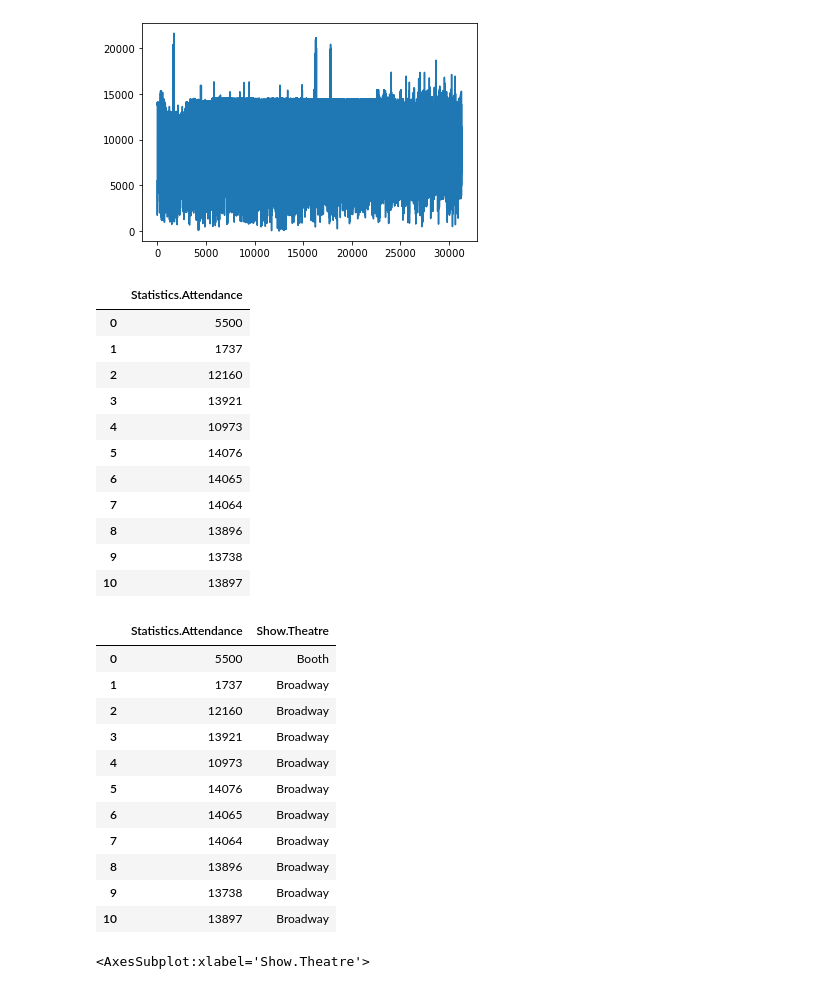
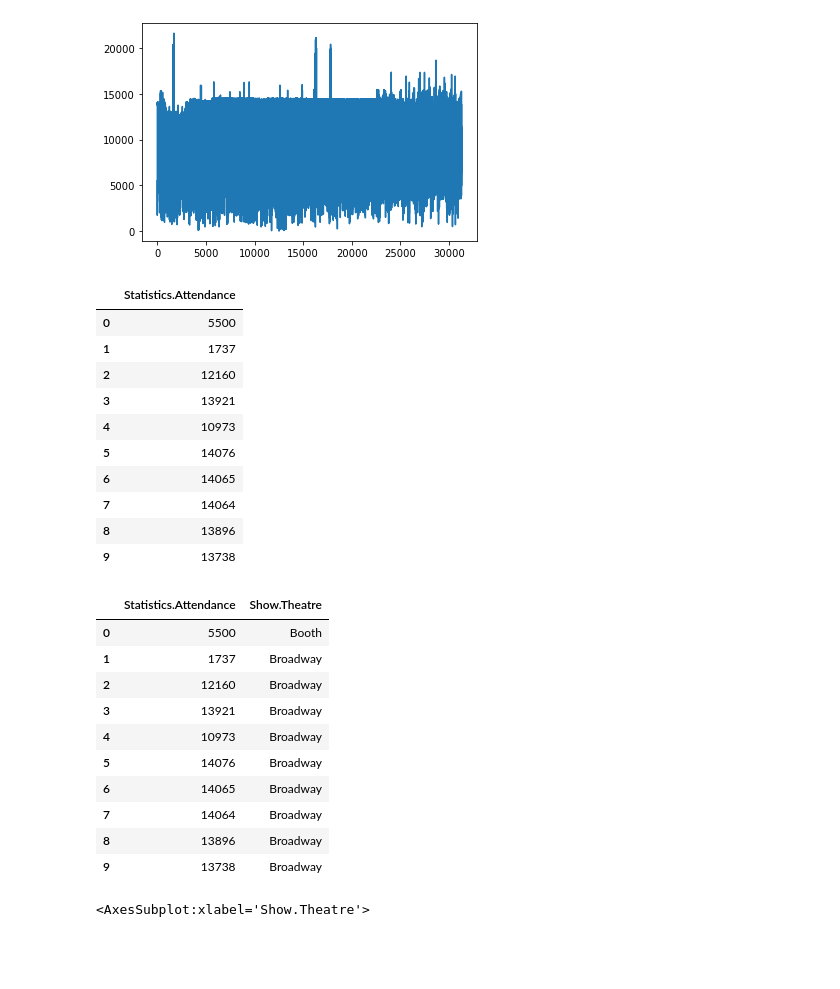
Before and after one commit to jhuang00/dh140, a Jupyter notebook: Assignment03/Assignment03.ipynb, the cells around one changed output. Saved outputs shown, nothing was run; the diff lists cells and outputs as text; code cells hidden in the pictures; blank space fills up the shorter version.

```diff
--- a/Assignment03/Assignment03.ipynb
+++ b/Assignment03/Assignment03.ipynb
@@ -115,7 +115,7 @@ broadway_df['Statistics.Attendance'].plot()
 # %%
 # Use "loc" to print out the first 10 elements of the plotted column
 
-broadway_df.loc[0:10,['Statistics.Attendance']]
+broadway_df.loc[0:9,['Statistics.Attendance']]
 # %% [output]
 |  | Statistics.Attendance |
 | 0 | 5500 |
@@ -128,25 +128,23 @@ broadway_df.loc[0:10,['Statistics.Attendance']]
 | 7 | 14064 |
 | 8 | 13896 |
 | 9 | 13738 |
-| 10 | 13897 |
 # %%
 # Use "loc" to print out the first 10 elements of the plotted column
 # as well as the matching 10 elements of a different column that has interesting text
 
-broadway_df.loc[0:10,['Statistics.Attendance','Show.Theatre']]
+broadway_df.loc[0:9,['Statistics.Attendance','Show.Theatre']]
 # %% [output]
 |  | Statistics.Attendance | Show.Theatre |
 | 0 | 5500 | Booth |
 | 1 | 1737 | Broadway |
 | 2 | 12160 | Broadway |
 | 3 | 13921 | Broadway |
 | 4 | 10973 | Broadway |
 | 5 | 14076 | Broadway |
 | 6 | 14065 | Broadway |
 | 7 | 14064 | Broadway |
 | 8 | 13896 | Broadway |
 | 9 | 13738 | Broadway |
-| 10 | 13897 | Broadway |
 # %%
 # Assign the dataframe values from the previous cell into a new dataframe variable
 # and make a bar plot with the text values horizontally and the numeric values as the bar heights
```
Also changed, not shown: parts of 13 cells of this notebook.
